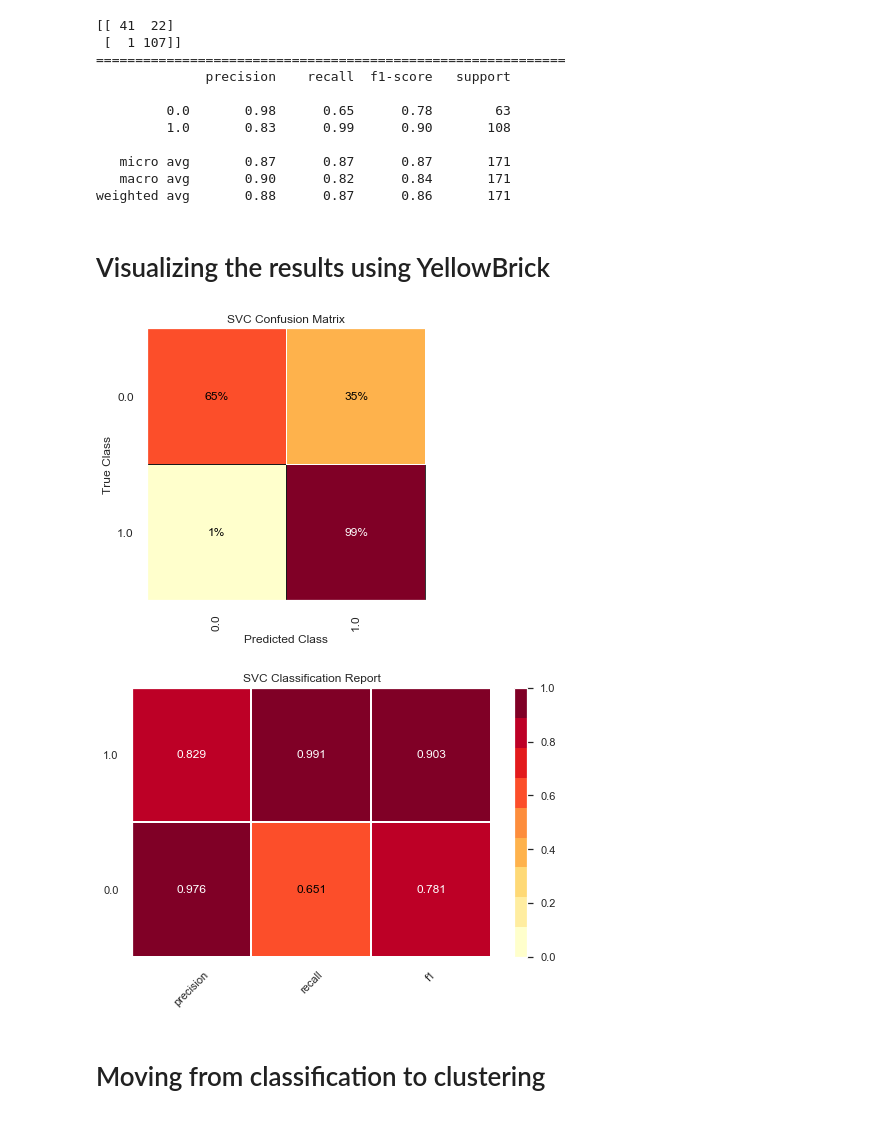
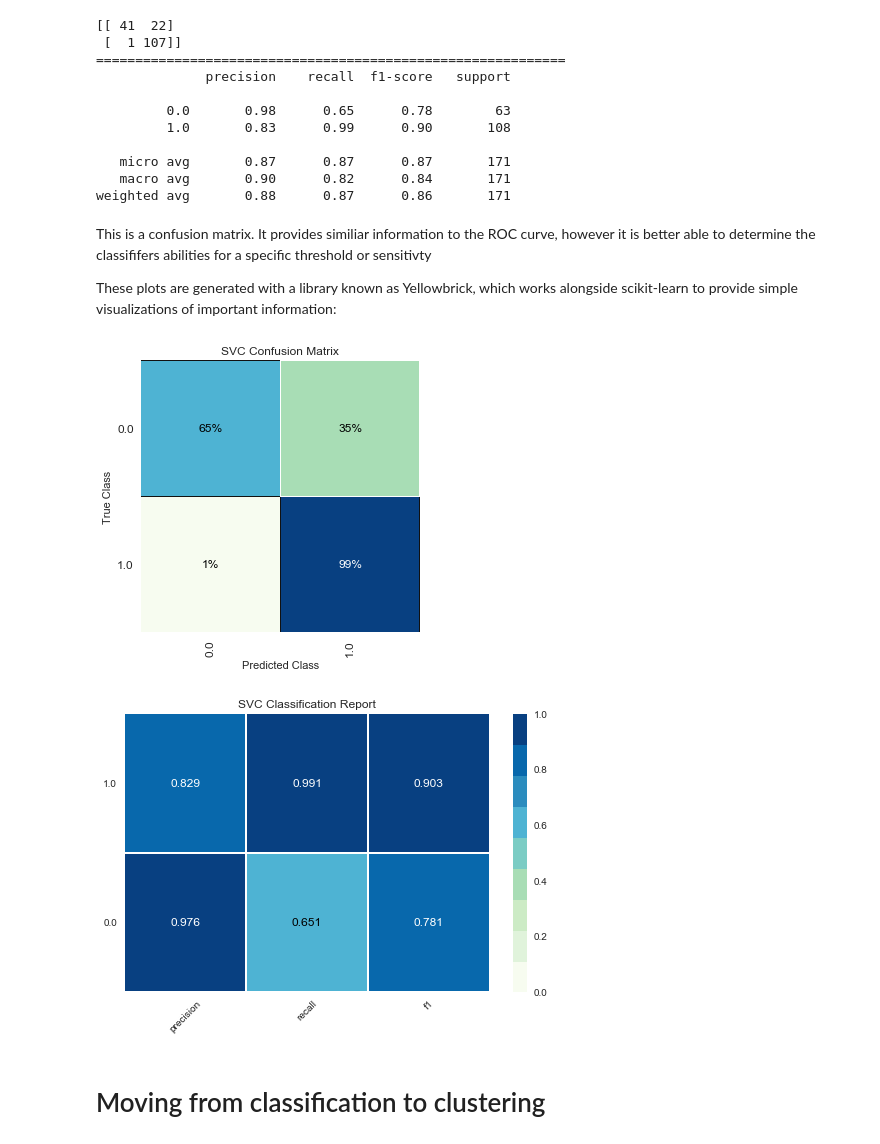
Before and after one commit to remsky/data_workshop, a Jupyter notebook: Workshop_draft_Phil.ipynb, the cells around one changed output. Saved outputs shown, nothing was run; the diff lists cells and outputs as text; code cells hidden in the pictures.

```diff
--- a/Workshop_draft_Phil.ipynb
+++ b/Workshop_draft_Phil.ipynb
@@ -114,7 +135,6 @@ normalizedColumns.drop(['target'], inplace=True, axis=1)
 # %%
-#SVM Classfier wit cross validation
-X_train, X_test, y_train, y_test = train_test_split(normalizedColumns, target, test_size=0.3, random_state=0)
-clf = svm.SVC(kernel='rbf', C=1,gamma='auto').fit(X_train, y_train)
+clf = svm.SVC(kernel='rbf', C=1,gamma='auto') # creating a blank machine learning model
+clf.fit(X_train, y_train)  #training it on our training dataset
 scores = cross_val_score(clf, X_train, y_train, cv=10)
 
 print(f'Mean cross-validated score: {np.mean(scores)}\n')
@@ -139,26 +180,30 @@ print(classification_report(y_test,y_pred))
    micro avg       0.87      0.87      0.87       171
    macro avg       0.90      0.82      0.84       171
 weighted avg       0.88      0.87      0.86       171
-# %% [markdown]
-# Visualizing the results using YellowBrick
+# %% [markdown]
+This is a confusion matrix. It provides similiar information to the ROC curve, however it is better able to determine the classififers abilities for a specific threshold or sensitivty
+
+
+These plots are generated with a library known as Yellowbrick, which works alongside scikit-learn to provide simple visualizations of important information:
 # %%
 #figure size
 sns.set(rc={'figure.figsize':(5,5)})
 
-visualizer = ConfusionMatrix(clf, percent=True)
+
+visualizer = ConfusionMatrix(clf, percent=True, cmap='GnBu')
 visualizer.score(X_test, y_test)
 visualizer.poof()
 # %% [output]
-[figure, old version]
+[figure, new version]
 # %%
 #figure size
 sns.set(rc={'figure.figsize':(7,5)})
 
-visualizer = ClassificationReport(clf, percent=True)
+visualizer = ClassificationReport(clf, percent=True, cmap='GnBu')
 visualizer.score(X_test, y_test)
 visualizer.poof()
 # %% [output]
-[figure, old version]
+[figure, new version]
 # %% [markdown]
 # Moving from classification to clustering
 # %%
```
Also changed, not shown: parts of 23 cells of this notebook.
